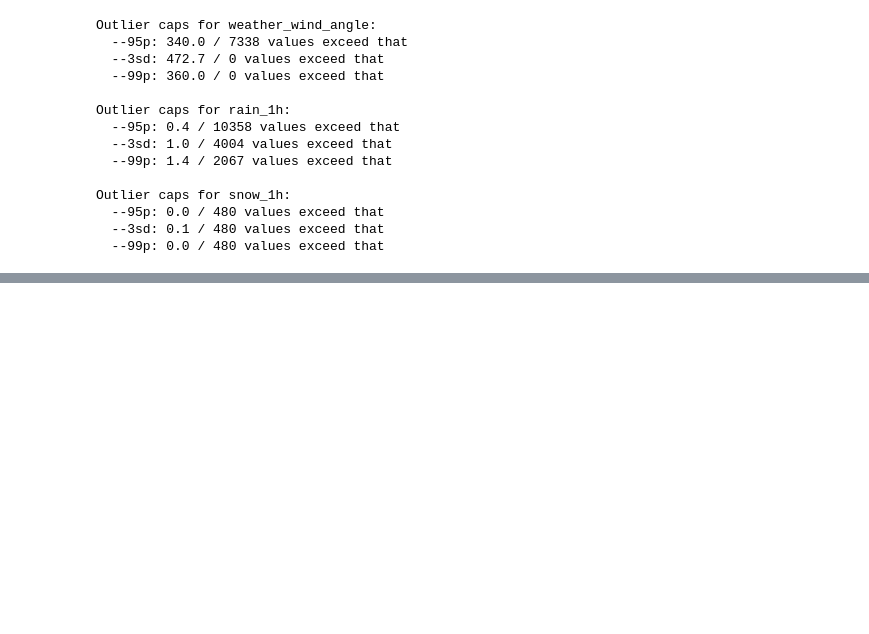
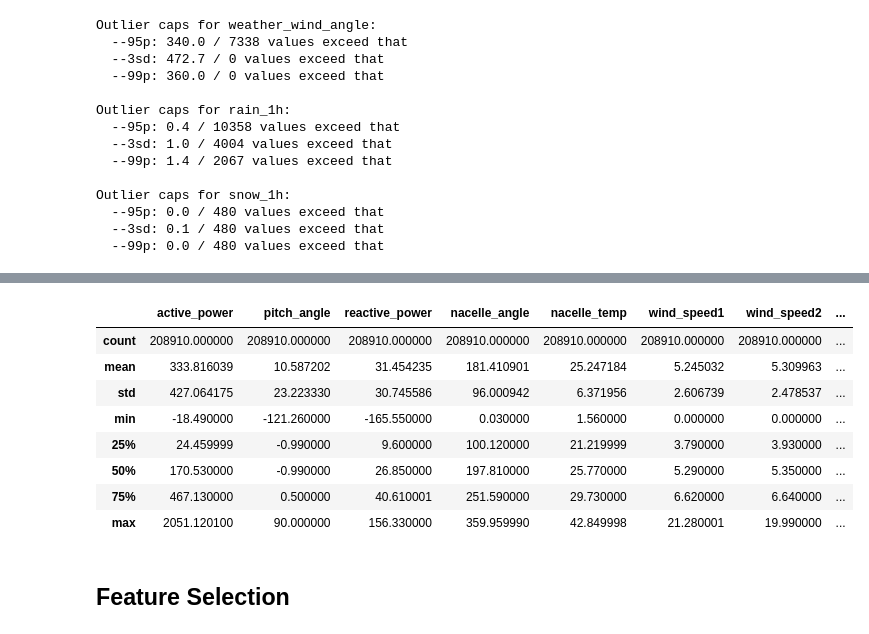
Before and after one commit to madhumitafilos/Collab, a Jupyter notebook: Feature_Engineering.ipynb, the cells around one changed output, grey strips where cells are left out. Drawn from its saved outputs; the diff is of its cells as text; code cells hidden in the pictures; blank space fills up the shorter version.

```diff
--- a/Feature_Engineering.ipynb
+++ b/Feature_Engineering.ipynb
@@ -193,0 +196,6 @@ Outlier caps for snow_1h:
+# %%
+wind_DS['pitch_angle_clean'] = wind_DS['pitch_angle'].clip(upper=wind_DS['pitch_angle'].quantile(.99))
+wind_DS['reactive_power_clean'] = wind_DS['reactive_power'].clip(upper=wind_DS['reactive_power'].quantile(.99))
+wind_DS['vane_angle_clean'] = wind_DS['vane_angle'].clip(upper=wind_DS['vane_angle'].quantile(.99))
+wind_DS['rain_1h_clean'] = wind_DS['rain_1h'].clip(upper=wind_DS['rain_1h'].quantile(.99))
+wind_DS['snow_1h_clean'] = wind_DS['snow_1h'].clip(upper=wind_DS['snow_1h'].quantile(.99))
@@ -193,0 +215,21 @@ Outlier caps for snow_1h:
+# %%
+#Create new dataset without outliers and without snow_1h_clean feature since it is 0 always
+wind_DS_clean = wind_DS.loc[:,['active_power','pitch_angle_clean','reactive_power_clean','nacelle_angle','nacelle_temp','wind_speed1','wind_speed2','wind_speed_avg','wind_angle','vane_angle_clean','outdoor_temp','rotor_angular_velocity','rotor_bearing_temp','weather_temp','pressure','humidity','weather_wind_speed','weather_wind_angle','rain_1h_clean']]
+# %%
+# rename the feature
+wind_DS_clean = wind_DS_clean.rename(columns={'reactive_power_clean': 'reactive_power'})
+wind_DS_clean = wind_DS_clean.rename(columns={'vane_angle_clean': 'vane_angle'})
+wind_DS_clean = wind_DS_clean.rename(columns={'rain_1h_clean': 'rain_1h'})
+wind_DS_clean = wind_DS_clean.rename(columns={'pitch_angle_clean': 'pitch_angle'})
+# %%
+wind_DS_clean.describe()
+# %% [output]
+|  | active_power | pitch_angle | reactive_power | nacelle_angle | nacelle_temp | wind_speed1 | wind_speed2 | ... |
+| count | 208910.000000 | 208910.000000 | 208910.000000 | 208910.000000 | 208910.000000 | 208910.000000 | 208910.000000 | ... |
+| mean | 333.816039 | 10.587202 | 31.454235 | 181.410901 | 25.247184 | 5.245032 | 5.309963 | ... |
+| std | 427.064175 | 23.223330 | 30.745586 | 96.000942 | 6.371956 | 2.606739 | 2.478537 | ... |
+| min | -18.490000 | -121.260000 | -165.550000 | 0.030000 | 1.560000 | 0.000000 | 0.000000 | ... |
+| 25% | 24.459999 | -0.990000 | 9.600000 | 100.120000 | 21.219999 | 3.790000 | 3.930000 | ... |
+| 50% | 170.530000 | -0.990000 | 26.850000 | 197.810000 | 25.770000 | 5.290000 | 5.350000 | ... |
+| 75% | 467.130000 | 0.500000 | 40.610001 | 251.590000 | 29.730000 | 6.620000 | 6.640000 | ... |
+| max | 2051.120100 | 90.000000 | 156.330000 | 359.959990 | 42.849998 | 21.280001 | 19.990000 | ... |
@@ -193,0 +242,2 @@ Outlier caps for snow_1h:
+# %% [markdown]
+## Feature Selection
```
Also changed, not shown: parts of 21 cells of this notebook.
